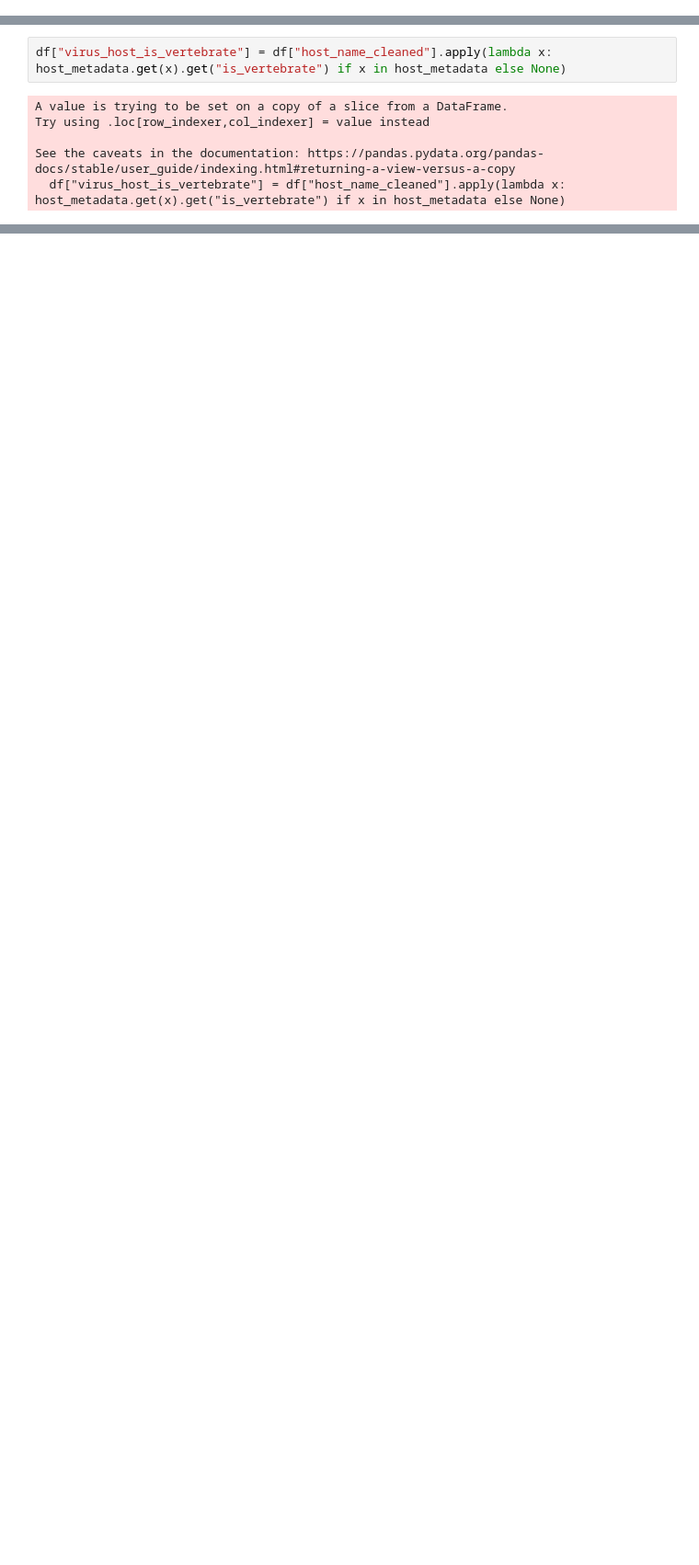
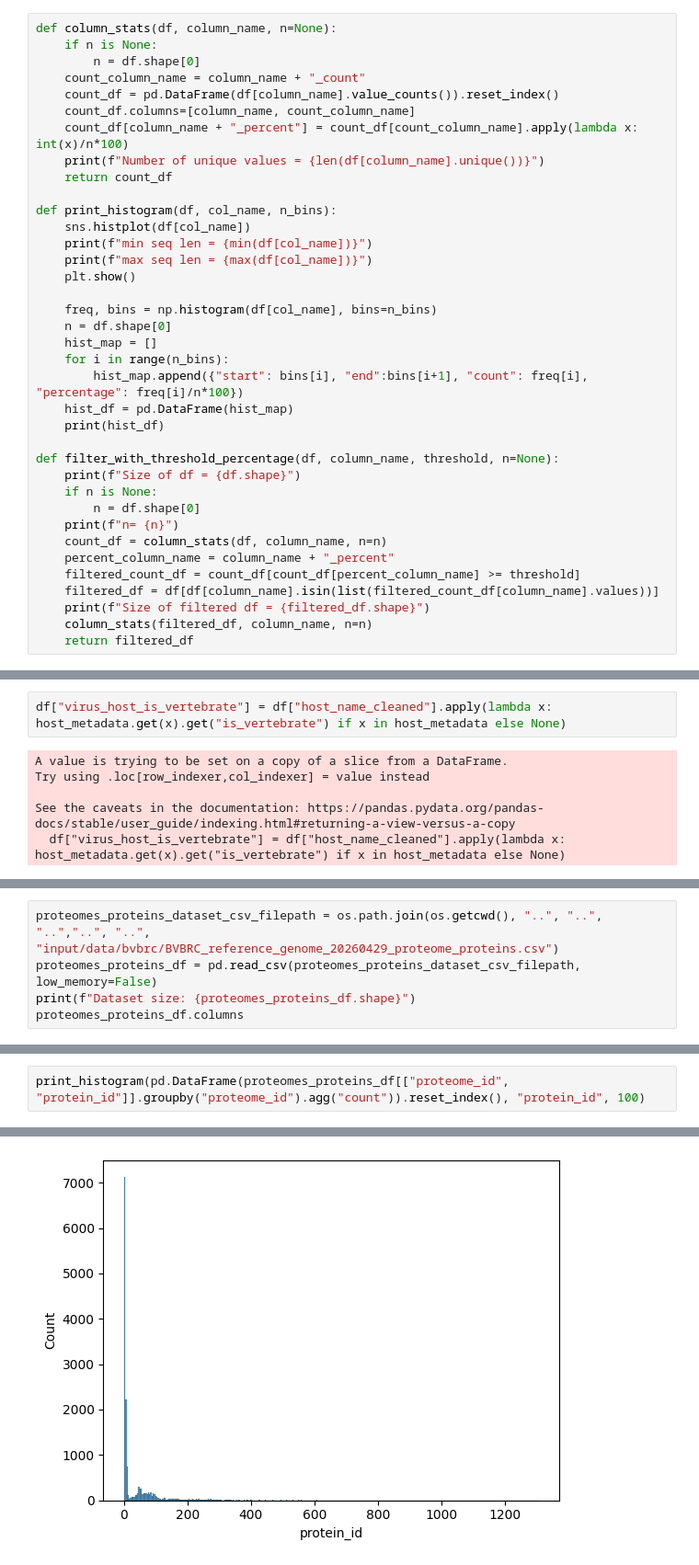
Before and after one commit to NeelTheBomb/HAVEN, a Jupyter notebook: src/jupyter_notebooks/datasets/generation/bvbrc/bvbrc_proteome_host_prediction_dataset.ipynb, the cells around one changed output, grey strips where cells are left out. Shown at 92% size. Drawn from its saved outputs; the diff is of its cells as text; blank space fills up the shorter version.

```diff
--- a/src/jupyter_notebooks/datasets/generation/bvbrc/bvbrc_proteome_host_prediction_dataset.ipynb
+++ b/src/jupyter_notebooks/datasets/generation/bvbrc/bvbrc_proteome_host_prediction_dataset.ipynb
@@ -29,6 +31,43 @@ Barley yellow mosaic virus (no-rank, taxid: 12465, viruses)
 Barley mild mosaic virus (no-rank, taxid: 12466, viruses)
 
 Use datasets summary taxonomy taxon <command> --help for detailed help about a command.
+# %%
+def column_stats(df, column_name, n=None):
+    if n is None:
+        n = df.shape[0]
+    count_column_name = column_name + "_count"
+    count_df = pd.DataFrame(df[column_name].value_counts()).reset_index()
+    count_df.columns=[column_name, count_column_name]
+    count_df[column_name + "_percent"] = count_df[count_column_name].apply(lambda x: int(x)/n*100)
+    print(f"Number of unique values = {len(df[column_name].unique())}")
+    return count_df
+
+def print_histogram(df, col_name, n_bins):
+    sns.histplot(df[col_name])
+    print(f"min seq len = {min(df[col_name])}")
+    print(f"max seq len = {max(df[col_name])}")
+    plt.show()
+
+    freq, bins = np.histogram(df[col_name], bins=n_bins)
+    n = df.shape[0]
+    hist_map = []
+    for i in range(n_bins):
+        hist_map.append({"start": bins[i], "end":bins[i+1], "count": freq[i], "percentage": freq[i]/n*100})
+    hist_df = pd.DataFrame(hist_map)
+    print(hist_df)
+
+def filter_with_threshold_percentage(df, column_name, threshold, n=None):
+    print(f"Size of df = {df.shape}")
+    if n is None:
+        n = df.shape[0]
+    print(f"n= {n}")
+    count_df = column_stats(df, column_name, n=n)
+    percent_column_name = column_name + "_percent"
+    filtered_count_df = count_df[count_df[percent_column_name] >= threshold]
+    filtered_df = df[df[column_name].isin(list(filtered_count_df[column_name].values))]
+    print(f"Size of filtered df = {filtered_df.shape}")
+    column_stats(filtered_df, column_name, n=n)
+    return filtered_df
 # %%
 dataset_csv_filepath = os.path.join(os.getcwd(), "..", "..", "..","..", "..", "input/data/bvbrc/BVBRC_reference_genome_20260429.csv")
 df = pd.read_csv(dataset_csv_filepath, low_memory=False)
@@ -356,0 +512,5 @@ set(df["host_name_cleaned"].unique()) - set(host_metadata.keys())
+# %%
+proteomes_proteins_dataset_csv_filepath = os.path.join(os.getcwd(), "..", "..", "..","..", "..", "input/data/bvbrc/BVBRC_reference_genome_20260429_proteome_proteins.csv")
+proteomes_proteins_df = pd.read_csv(proteomes_proteins_dataset_csv_filepath, low_memory=False)
+print(f"Dataset size: {proteomes_proteins_df.shape}")
+proteomes_proteins_df.columns
@@ -356,0 +520,3 @@ set(df["host_name_cleaned"].unique()) - set(host_metadata.keys())
+# %%
+print_histogram(pd.DataFrame(proteomes_proteins_df[["proteome_id", "protein_id"]].groupby("proteome_id").agg("count")).reset_index(), "protein_id", 100)
+# %% [output]
@@ -356,0 +525 @@ set(df["host_name_cleaned"].unique()) - set(host_metadata.keys())
+[figure, added]
```
Also changed, not shown: parts of 55 cells of this notebook.
